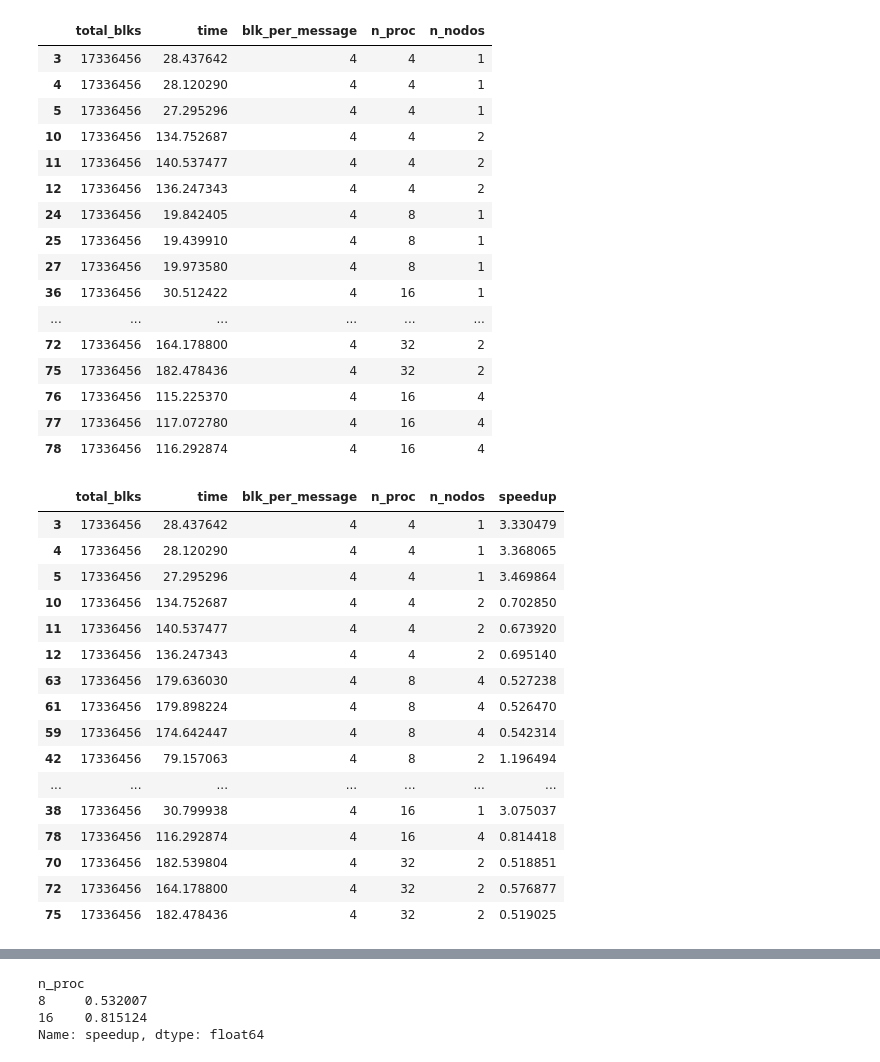
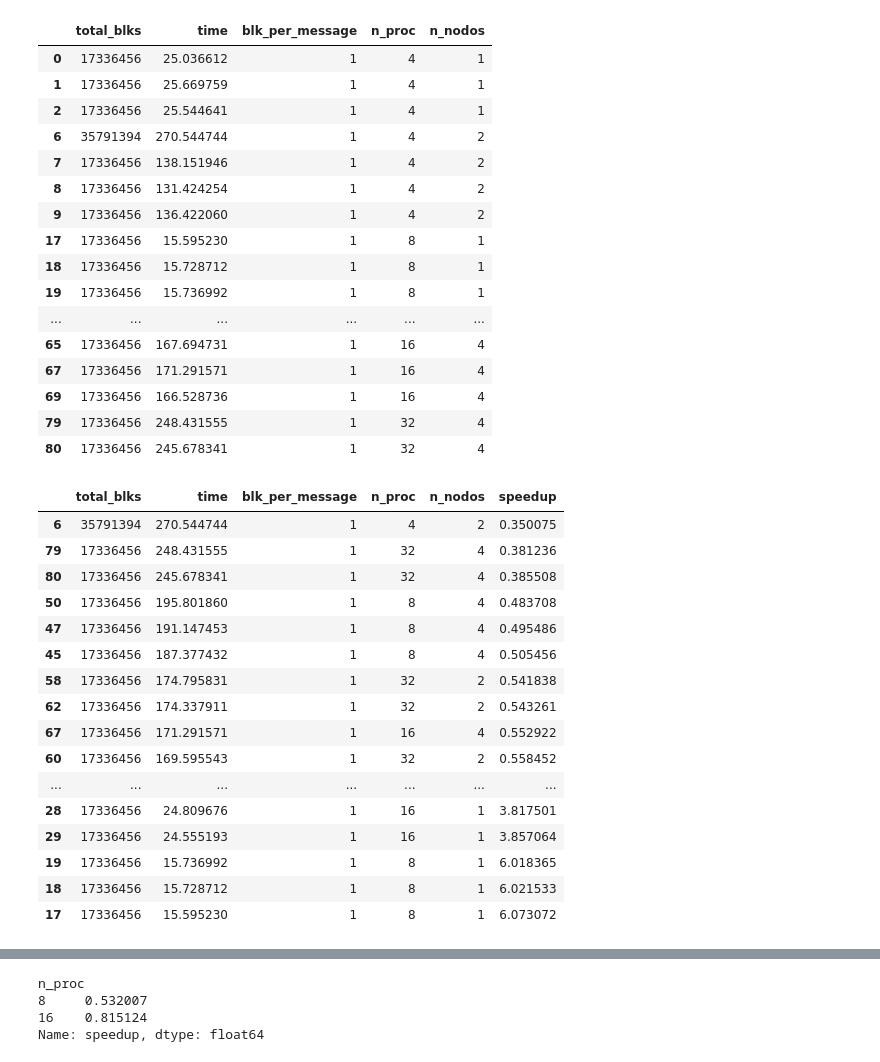
Before and after one commit to gilbertokoerbes/AES-CTRMode-OpenMP_MPI_SpeedUp, a Jupyter notebook: make_graphs.ipynb, the cells around one changed output, grey strips where cells are left out. Saved outputs shown, nothing was run; the diff lists cells and outputs as text; code cells hidden in the pictures.

```diff
--- a/make_graphs.ipynb
+++ b/make_graphs.ipynb
@@ -5,53 +5,53 @@ import numpy as np
 # %%
 data = pd.read_csv('output_results.csv', sep=';')
 # %%
-data = data[data['blk_per_message']==4]
+data = data[data['blk_per_message']==1]
 #data = data.groupby('n_proc')['time'].mean()
 # %%
 data
 # %% [output]
 |  | total_blks | time | blk_per_message | n_proc | n_nodos |
-| 3 | 17336456 | 28.437642 | 4 | 4 | 1 |
-| 4 | 17336456 | 28.120290 | 4 | 4 | 1 |
-| 5 | 17336456 | 27.295296 | 4 | 4 | 1 |
-| 10 | 17336456 | 134.752687 | 4 | 4 | 2 |
-| 11 | 17336456 | 140.537477 | 4 | 4 | 2 |
-| 12 | 17336456 | 136.247343 | 4 | 4 | 2 |
-| 24 | 17336456 | 19.842405 | 4 | 8 | 1 |
-| 25 | 17336456 | 19.439910 | 4 | 8 | 1 |
-| 27 | 17336456 | 19.973580 | 4 | 8 | 1 |
-| 36 | 17336456 | 30.512422 | 4 | 16 | 1 |
+| 0 | 17336456 | 25.036612 | 1 | 4 | 1 |
+| 1 | 17336456 | 25.669759 | 1 | 4 | 1 |
+| 2 | 17336456 | 25.544641 | 1 | 4 | 1 |
+| 6 | 35791394 | 270.544744 | 1 | 4 | 2 |
+| 7 | 17336456 | 138.151946 | 1 | 4 | 2 |
+| 8 | 17336456 | 131.424254 | 1 | 4 | 2 |
+| 9 | 17336456 | 136.422060 | 1 | 4 | 2 |
+| 17 | 17336456 | 15.595230 | 1 | 8 | 1 |
+| 18 | 17336456 | 15.728712 | 1 | 8 | 1 |
+| 19 | 17336456 | 15.736992 | 1 | 8 | 1 |
 | ... | ... | ... | ... | ... | ... |
-| 72 | 17336456 | 164.178800 | 4 | 32 | 2 |
-| 75 | 17336456 | 182.478436 | 4 | 32 | 2 |
-| 76 | 17336456 | 115.225370 | 4 | 16 | 4 |
-| 77 | 17336456 | 117.072780 | 4 | 16 | 4 |
-| 78 | 17336456 | 116.292874 | 4 | 16 | 4 |
+| 65 | 17336456 | 167.694731 | 1 | 16 | 4 |
+| 67 | 17336456 | 171.291571 | 1 | 16 | 4 |
+| 69 | 17336456 | 166.528736 | 1 | 16 | 4 |
+| 79 | 17336456 | 248.431555 | 1 | 32 | 4 |
+| 80 | 17336456 | 245.678341 | 1 | 32 | 4 |
 # %%
 #data = data[data['cpu_count']<=16]
 #tempo base é a media do tempo de execucao com 1 processo só
 tempo_base = 94.710959
 data['speedup'] = 1/(data['time']/tempo_base)
 # %%
-data.sort_values(by=['n_proc'])
+data.sort_values(by=['speedup'])
 # %% [output]
 |  | total_blks | time | blk_per_message | n_proc | n_nodos | speedup |
-| 3 | 17336456 | 28.437642 | 4 | 4 | 1 | 3.330479 |
-| 4 | 17336456 | 28.120290 | 4 | 4 | 1 | 3.368065 |
-| 5 | 17336456 | 27.295296 | 4 | 4 | 1 | 3.469864 |
-| 10 | 17336456 | 134.752687 | 4 | 4 | 2 | 0.702850 |
-| 11 | 17336456 | 140.537477 | 4 | 4 | 2 | 0.673920 |
-| 12 | 17336456 | 136.247343 | 4 | 4 | 2 | 0.695140 |
-| 63 | 17336456 | 179.636030 | 4 | 8 | 4 | 0.527238 |
-| 61 | 17336456 | 179.898224 | 4 | 8 | 4 | 0.526470 |
-| 59 | 17336456 | 174.642447 | 4 | 8 | 4 | 0.542314 |
-| 42 | 17336456 | 79.157063 | 4 | 8 | 2 | 1.196494 |
+| 6 | 35791394 | 270.544744 | 1 | 4 | 2 | 0.350075 |
+| 79 | 17336456 | 248.431555 | 1 | 32 | 4 | 0.381236 |
+| 80 | 17336456 | 245.678341 | 1 | 32 | 4 | 0.385508 |
+| 50 | 17336456 | 195.801860 | 1 | 8 | 4 | 0.483708 |
+| 47 | 17336456 | 191.147453 | 1 | 8 | 4 | 0.495486 |
+| 45 | 17336456 | 187.377432 | 1 | 8 | 4 | 0.505456 |
+| 58 | 17336456 | 174.795831 | 1 | 32 | 2 | 0.541838 |
+| 62 | 17336456 | 174.337911 | 1 | 32 | 2 | 0.543261 |
+| 67 | 17336456 | 171.291571 | 1 | 16 | 4 | 0.552922 |
+| 60 | 17336456 | 169.595543 | 1 | 32 | 2 | 0.558452 |
 | ... | ... | ... | ... | ... | ... | ... |
-| 38 | 17336456 | 30.799938 | 4 | 16 | 1 | 3.075037 |
-| 78 | 17336456 | 116.292874 | 4 | 16 | 4 | 0.814418 |
-| 70 | 17336456 | 182.539804 | 4 | 32 | 2 | 0.518851 |
-| 72 | 17336456 | 164.178800 | 4 | 32 | 2 | 0.576877 |
-| 75 | 17336456 | 182.478436 | 4 | 32 | 2 | 0.519025 |
+| 28 | 17336456 | 24.809676 | 1 | 16 | 1 | 3.817501 |
+| 29 | 17336456 | 24.555193 | 1 | 16 | 1 | 3.857064 |
+| 19 | 17336456 | 15.736992 | 1 | 8 | 1 | 6.018365 |
+| 18 | 17336456 | 15.728712 | 1 | 8 | 1 | 6.021533 |
+| 17 | 17336456 | 15.595230 | 1 | 8 | 1 | 6.073072 |
 # %%
 data_nodes_1 = data[data['n_nodos']==1]
 average_time_nodes_1 = data_nodes_1.groupby('n_proc')['speedup'].mean()
```
Also changed, not shown: parts of 7 cells of this notebook.
